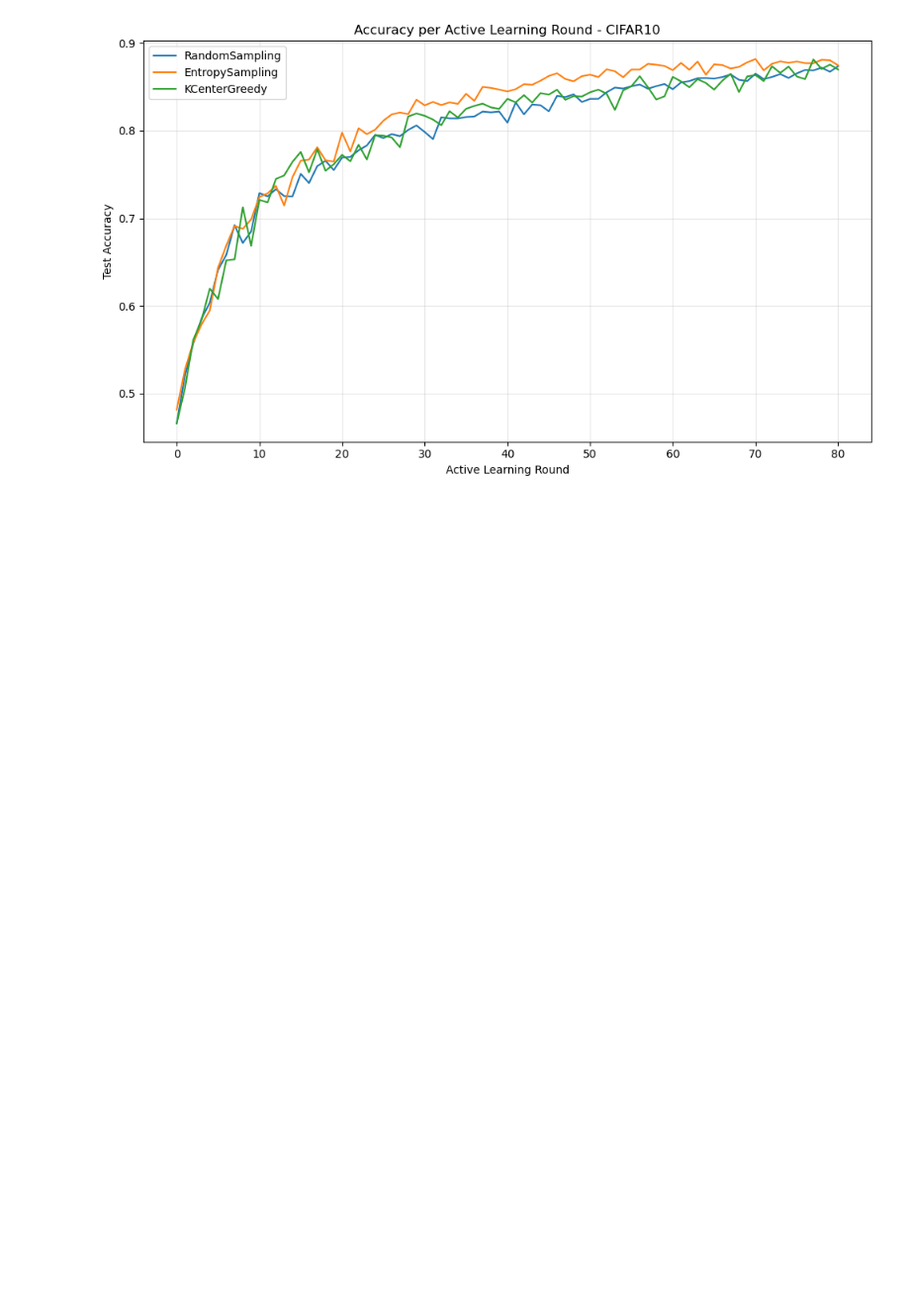
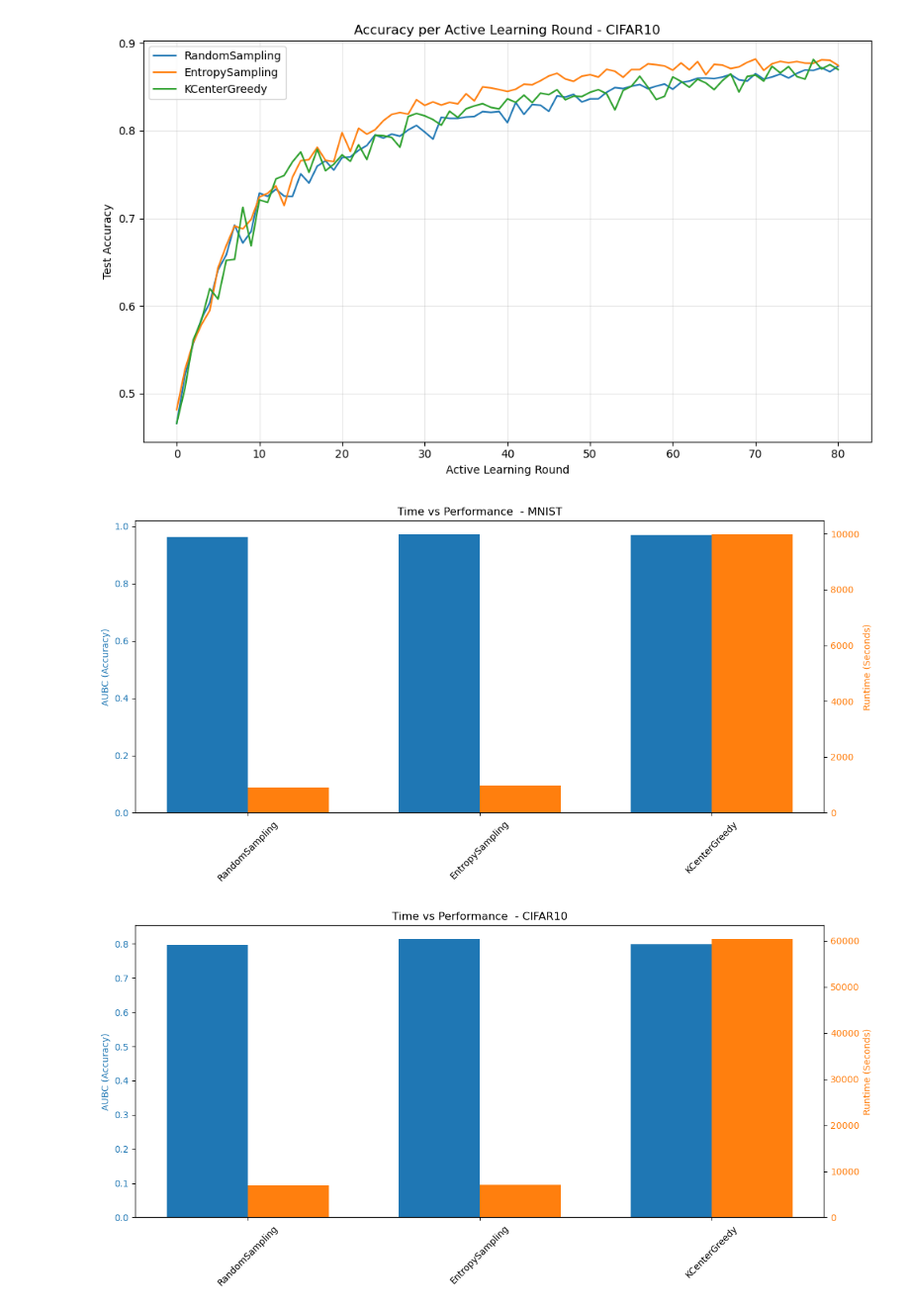
Before and after one commit to MaxBomer/human-centered-ml, a Jupyter notebook: plots.ipynb, the cells around one changed output. Shown at 99% size. Saved outputs shown, nothing was run; the diff lists cells and outputs as text; code cells hidden in the pictures; blank space fills up the shorter version.

Commit message:
Added initial plots notebook

```diff
--- a/plots.ipynb
+++ b/plots.ipynb
@@ -235,3 +234,43 @@ plot_accuracy_curves("CIFAR10", results)
 # %% [output]
 [figure]
 [figure]
+# %%
+def plot_time_vs_performance(dataset_name, results, figsize=(12,6)):
+
+    dataset = results[dataset_name]
+
+    strategies = list(dataset.keys())
+
+    aubc_vals = []
+    time_vals = []
+
+    for strat in strategies:
+        aubc_vals.append(dataset[strat]['aubc_mean'])
+        time_vals.append(dataset[strat]['time_mean'])
+
+    x = np.arange(len(strategies))
+    width = 0.35
+
+    fig, ax1 = plt.subplots(figsize=figsize)
+
+    bars1 = ax1.bar(x - width/2,  aubc_vals, width, label='AUBC (Accuracy)', color='tab:blue')
+    ax1.set_ylabel('AUBC (Accuracy)', color='tab:blue')
+    ax1.tick_params(axis='y', labelcolor='tab:blue')
+    ax1.set_xticks(x)
+    ax1.set_xticklabels(strategies, rotation = 45)
+
+
+    ax2 = ax1.twinx()
+    bars2 = ax2.bar(x + width/2, time_vals, width, label='Runtime (Seconds)', color='tab:orange')
+    ax2.set_ylabel('Runtime (Seconds)', color='tab:orange')
+    ax2.tick_params(axis='y', labelcolor='tab:orange')
+
+    plt.title(f'Time vs Performance  - {dataset_name}')
+    fig.tight_layout()
+    plt.show()
+# %%
+plot_time_vs_performance("MNIST", results)
+plot_time_vs_performance("CIFAR10", results)
+# %% [output]
+[figure, added]
+[figure, added]
```
Also changed, not shown: parts of 3 cells of this notebook.
